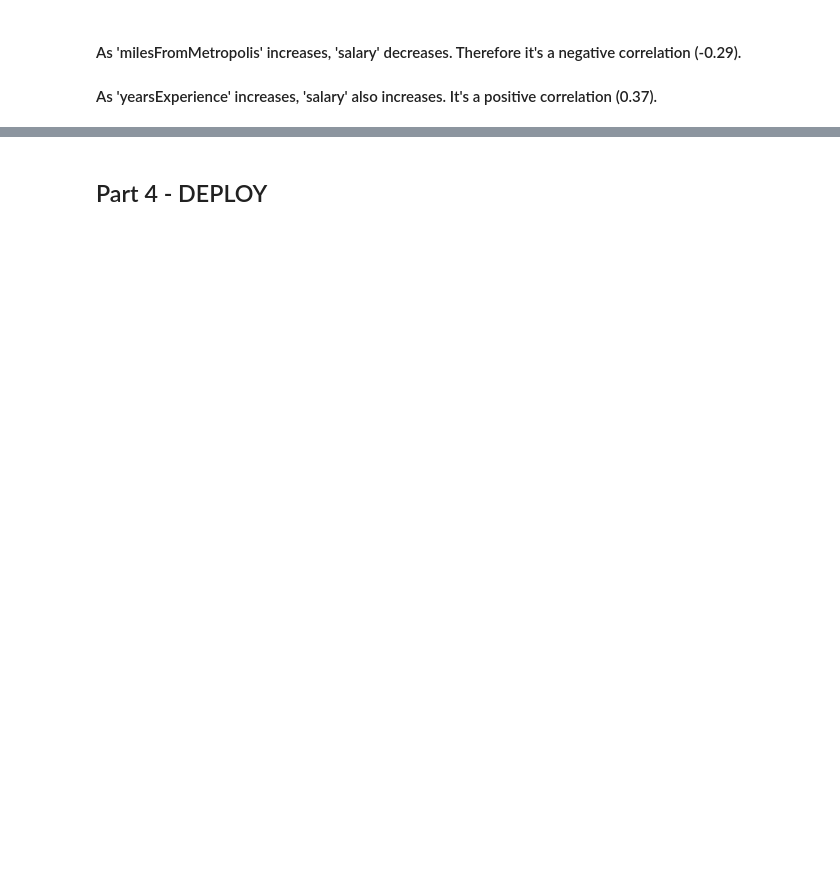
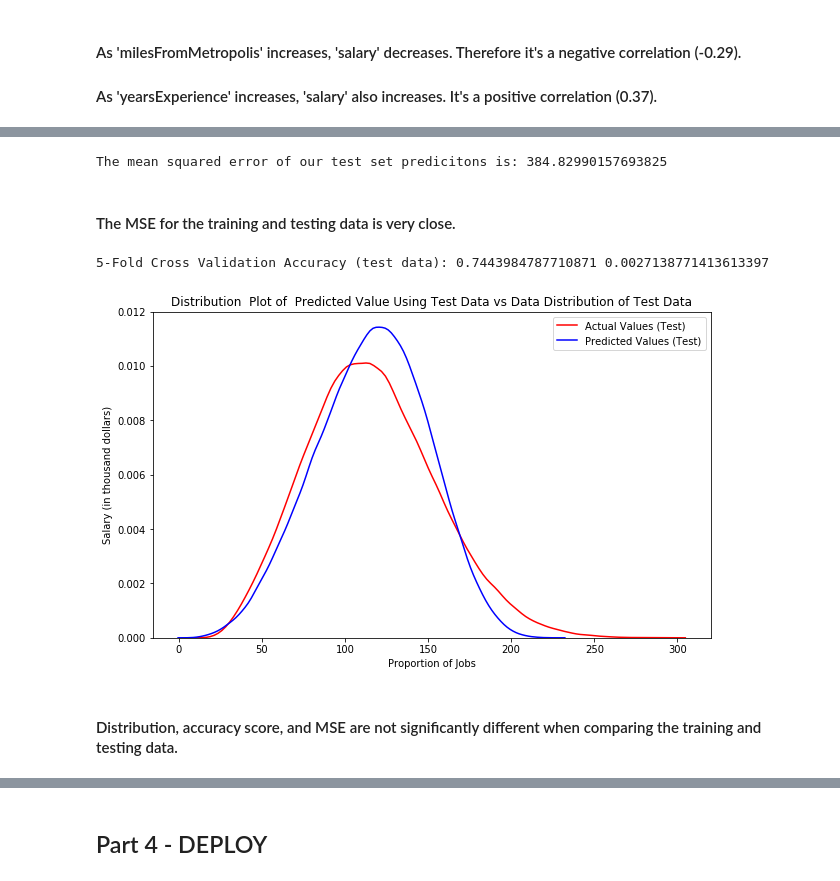
Before and after one commit to coutoreis/salary-prediction, a Jupyter notebook: Salary Prediction Notebook.ipynb, the cells around one changed output, grey strips where cells are left out. Saved outputs shown, nothing was run; the diff lists cells and outputs as text; code cells hidden in the pictures; blank space fills up the shorter version.

```diff
--- a/Salary Prediction Notebook.ipynb
+++ b/Salary Prediction Notebook.ipynb
@@ -263,0 +314,21 @@ You will cycle through creating features, tuning models, and training/validing m
+# %%
+# Print MSE of training data
+print("The mean squared error of our test set predicitons is:", mean_squared_error(y_test, yhat_test))
+# %% [output]
+The mean squared error of our test set predicitons is: 384.82990157693825
+# %% [markdown]
+#### The MSE for the training and testing data is very close.
+# %%
+# Print accuracy score using 5-fold cross validation
+scores = cross_val_score(lr_model, X_test, y_test, cv=5)
+print("5-Fold Cross Validation Accuracy (test data):", (np.mean(scores)), (np.std(scores)))
+# %% [output]
+5-Fold Cross Validation Accuracy (test data): 0.7443984787710871 0.0027138771413613397
+# %%
+# View distribution of actual salaries compared to predicted salaries
+Title='Distribution  Plot of  Predicted Value Using Test Data vs Data Distribution of Test Data'
+DistributionPlot(y_test,yhat_test,"Actual Values (Test)","Predicted Values (Test)",Title)
+# %% [output]
+[figure, added]
+# %% [markdown]
+#### Distribution, accuracy score, and MSE are not significantly different when comparing the training and testing data.
```
Also changed, not shown: parts of 56 cells of this notebook.
